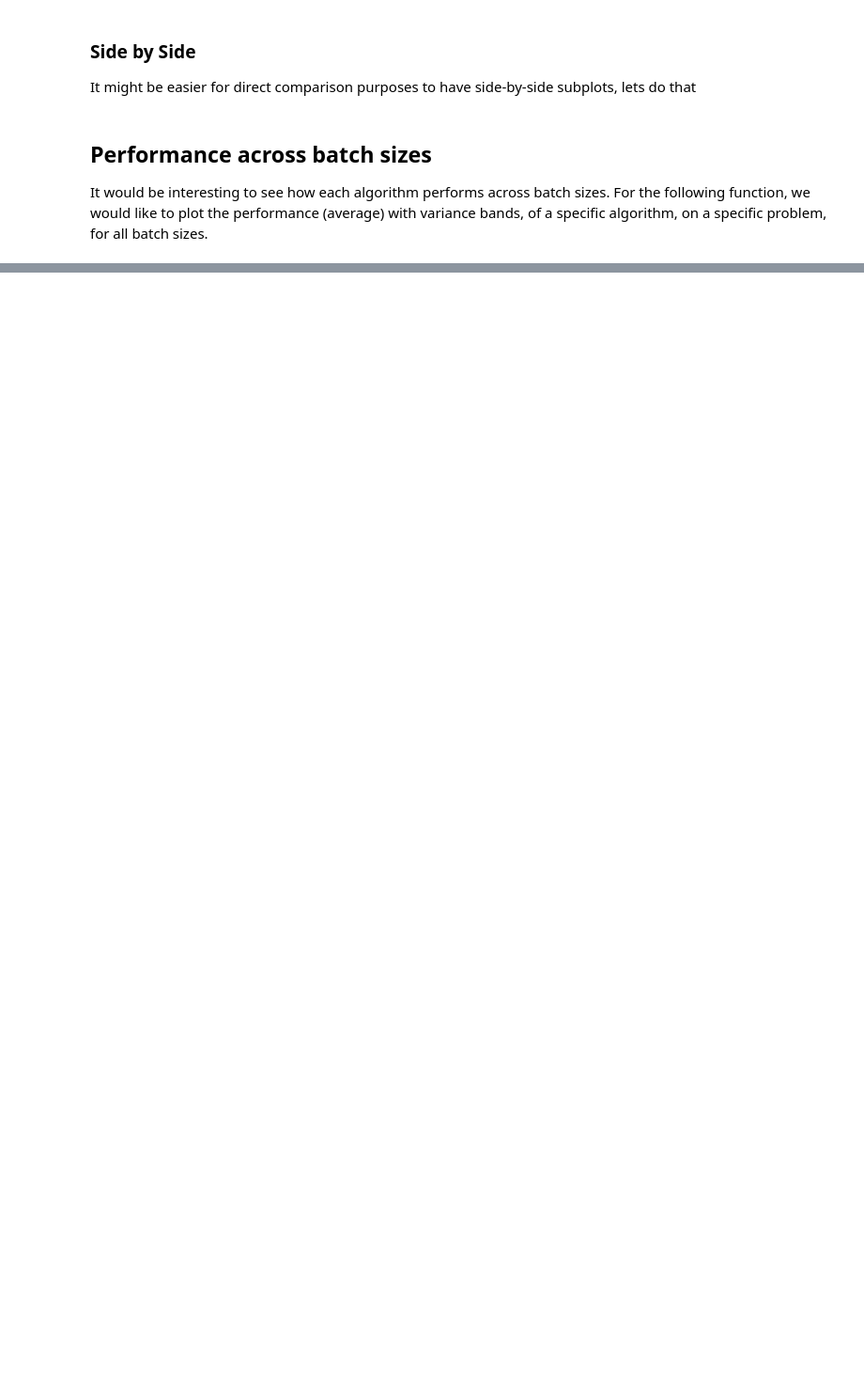
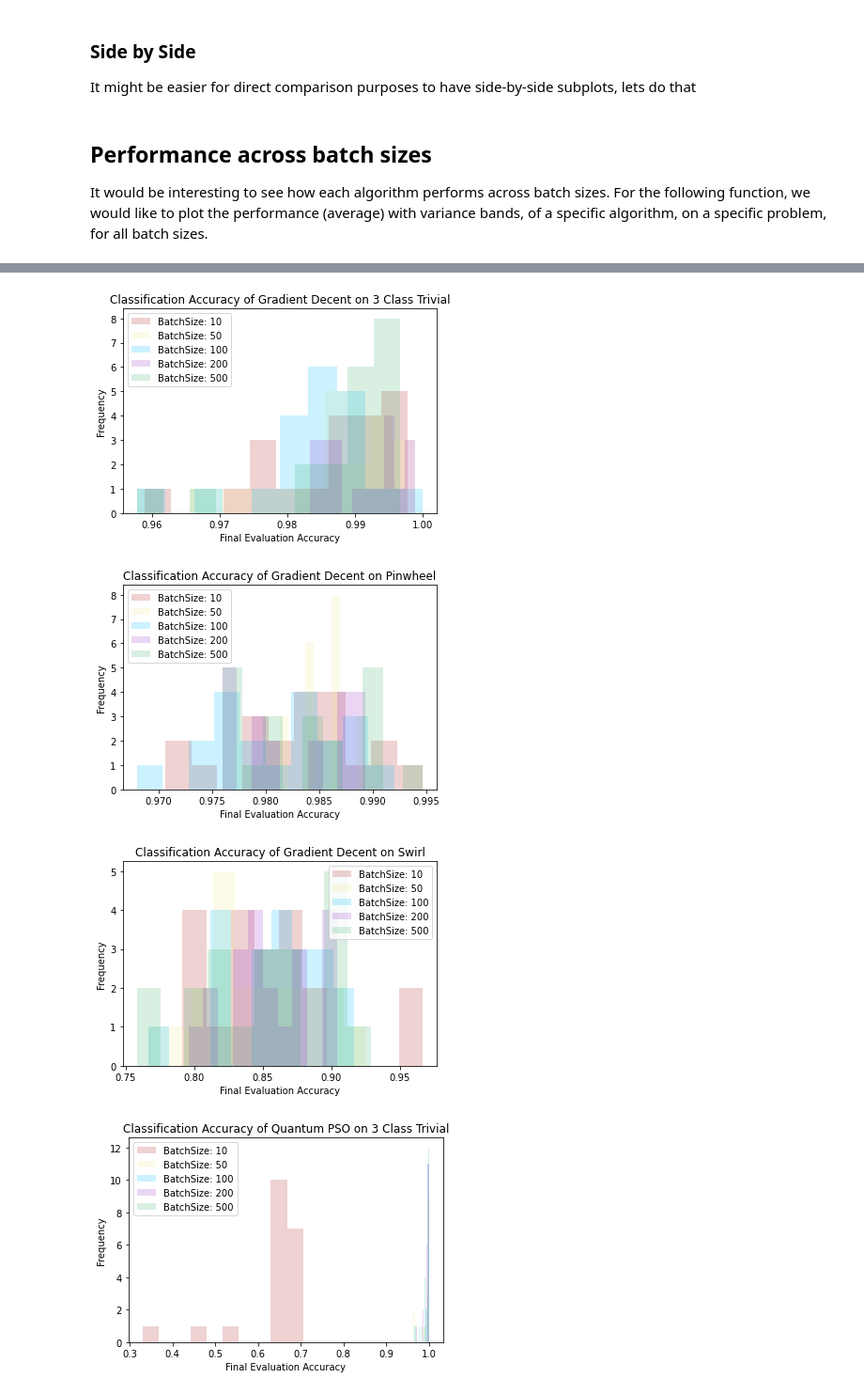
Before and after one commit to jcdw99/ML_Assignment_2, a Jupyter notebook: src/Python/plotter.ipynb, the cells around one changed output, grey strips where cells are left out. Shown at 94% size. Saved outputs shown, nothing was run; the diff lists cells and outputs as text; code cells hidden in the pictures; blank space fills up the shorter version.

```diff
--- a/src/Python/plotter.ipynb
+++ b/src/Python/plotter.ipynb
@@ -218,0 +350,10 @@ plot_algo_across_batch("Swarm", "Swirl", "PSO_Swirl_Batch")
+# %%
+# plot each combo
+for algo in ["NN", "Q_Swarm", "Swarm"]:
+    for test in ["3Trivial", "Pinwheel", "Swirl"]:
+        plot_accs_across_batch(algo, test, algo + test + "_Acc")
+# %% [output]
+[figure, added]
+[figure, added]
+[figure, added]
+[figure, added]
```
Also changed, not shown: parts of 12 cells of this notebook, 5 other files.
